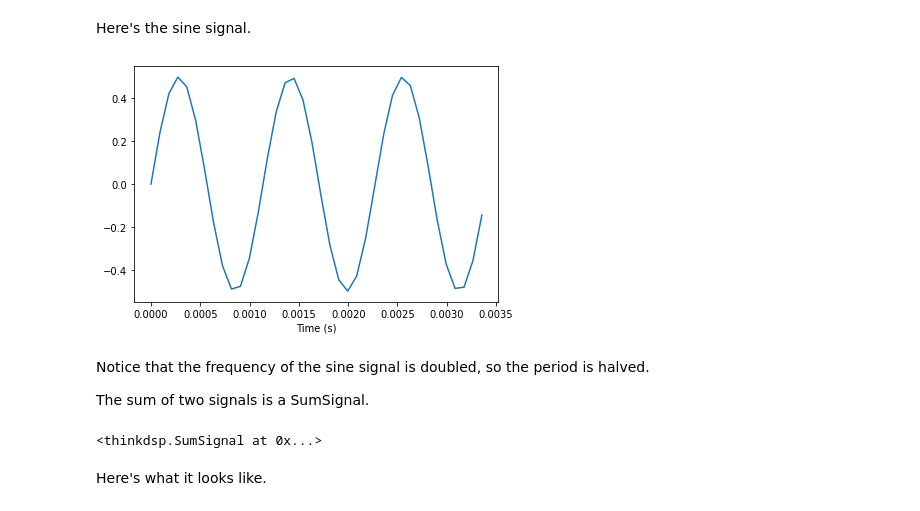
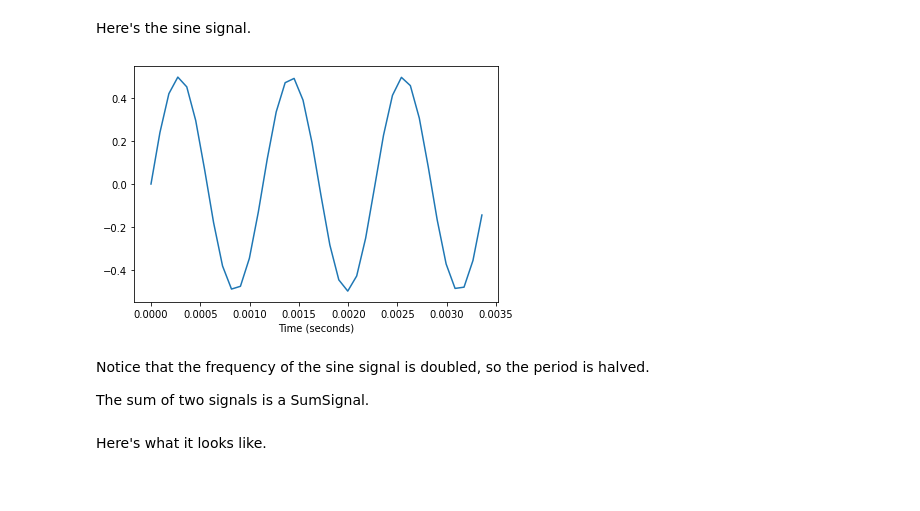
Before and after one commit to edwardgallyot/ThinkDSP, a Jupyter notebook: code/chap01.ipynb, the cells around one changed output. Cells and saved outputs as stored; diff of their text form; code cells hidden in the pictures.

```diff
--- a/code/chap01.ipynb
+++ b/code/chap01.ipynb
@@ -43,9 +43,9 @@ decorate(xlabel='Time (s)')
 Here's the sine signal.
 # %%
 sin_sig.plot()
-decorate(xlabel='Time ')
+decorate(xlabel='Time (seconds)')
 # %% [output]
-[figure, old version]
+[figure, new version]
 # %% [markdown]
 
 Notice that the frequency of the sine signal is doubled, so the period is halved.
@@ -53,9 +53,6 @@ Notice that the frequency of the sine signal is doubled, so the period is halved
 The sum of two signals is a SumSignal.
 # %%
 mix = sin_sig + cos_sig
-mix
-# %% [output]
-<thinkdsp.SumSignal at 0x...>
 # %% [markdown]
 Here's what it looks like.
 # %%
```
Also changed, not shown: parts of 4 cells of this notebook, 3 other files.
